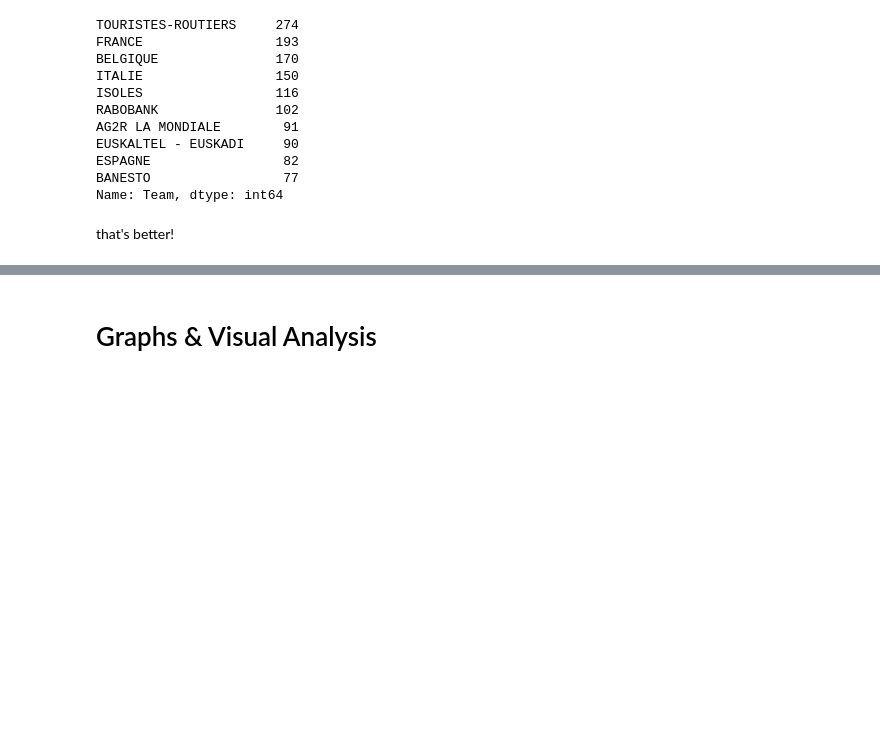
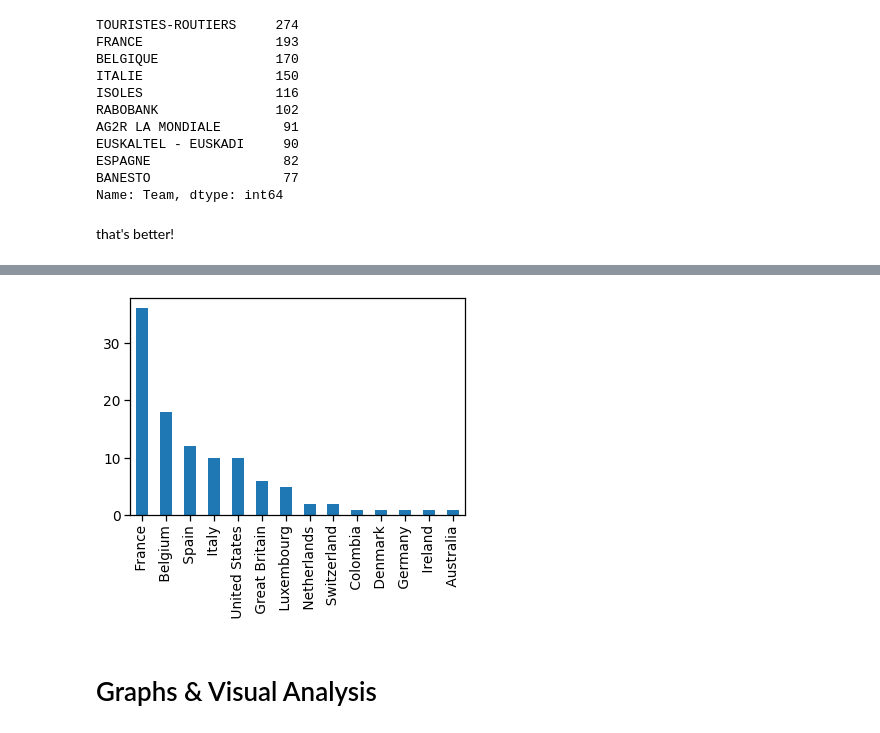
Before and after one commit to wcrowley342/tourdefancedata, a Jupyter notebook: TourDeFranceAnalysis.ipynb, the cells around one changed output, grey strips where cells are left out. Saved outputs shown, nothing was run; the diff lists cells and outputs as text; code cells hidden in the pictures; blank space fills up the shorter version.

```diff
--- a/TourDeFranceAnalysis.ipynb
+++ b/TourDeFranceAnalysis.ipynb
@@ -213,3 +275,7 @@ that's better!
+# %%
+winners_df['nationality'].value_counts().plot(kind='bar');
+# %% [output]
+[figure, added]
 # %% [markdown]
 # Graphs & Visual Analysis
 # %% [markdown]
```
Also changed, not shown: parts of 10 cells of this notebook.
